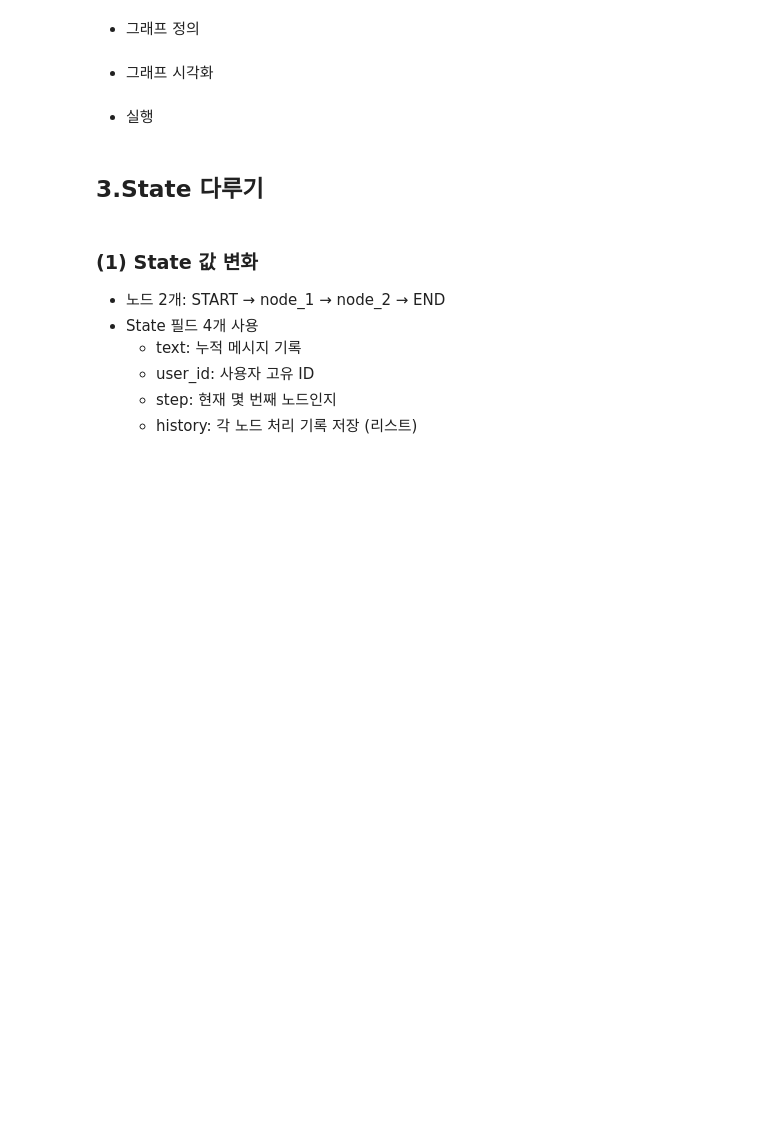
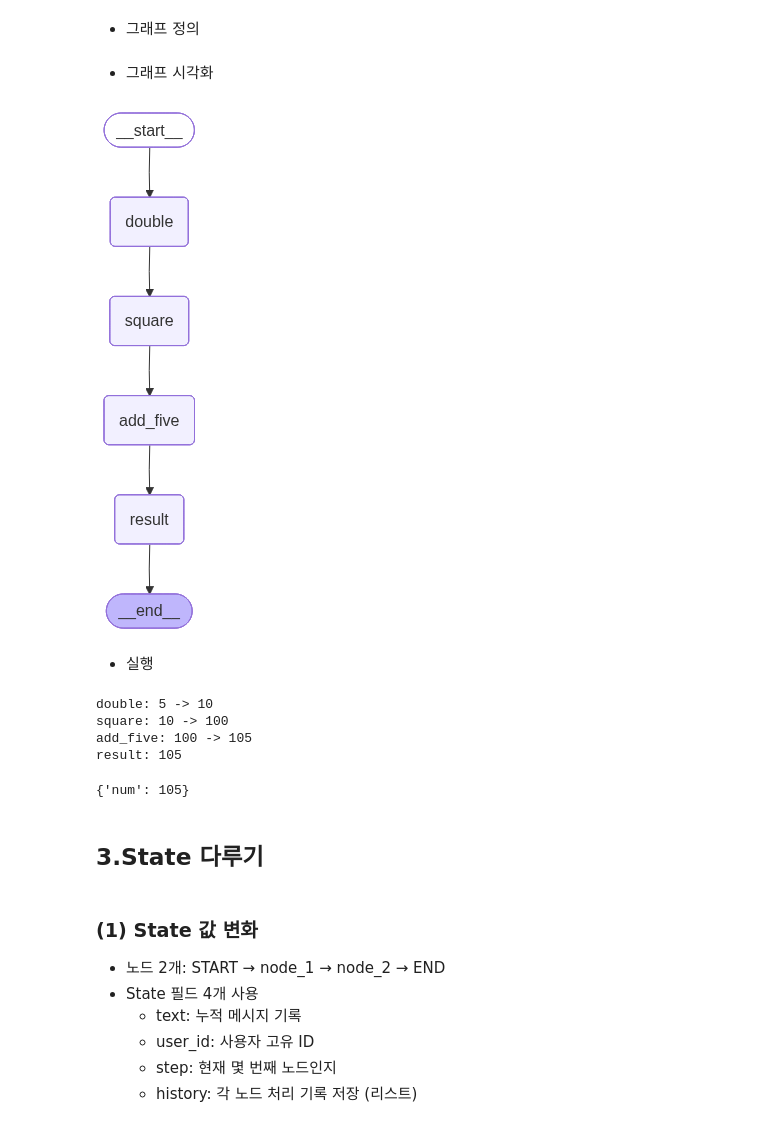
Before and after one commit to Sihyeon0123/AIVLE_School, a Jupyter notebook: (5~6주차) RAG기반 Agen모델 만들기/4.1. AI Agent 이해와 주요 구성요소.ipynb, the cells around one changed output. Saved outputs shown, nothing was run; the diff lists cells and outputs as text; code cells hidden in the pictures; blank space fills up the shorter version.

```diff
--- a/(5~6주차) RAG기반 Agen모델 만들기/4.1. AI Agent 이해와 주요 구성요소.ipynb
+++ b/(5~6주차) RAG기반 Agen모델 만들기/4.1. AI Agent 이해와 주요 구성요소.ipynb
@@ -203,14 +243,69 @@ display(Image(graph.get_graph().draw_mermaid_png()))
 # %% [markdown]
 * State 정의
 (직접 코딩해 봅시다.)
+# %%
+class State(TypedDict):
+    num: int
 # %% [markdown]
 * 노드 정의
+# %%
+def double(state: State):
+    new_value = state["num"] * 2
+    print(f"double: {state['num']} -> {new_value}")
+    return {"num": new_value}
+
+def square(state: State):
+    new_value = state["num"] ** 2
+    print(f"square: {state['num']} -> {new_value}")
+    return {"num": new_value}
+
+def add_five(state: State):
+    new_value = state["num"] + 5
+    print(f"add_five: {state['num']} -> {new_value}")
+    return {"num": new_value}
+
+def result(state: State):
+    print(f"result: {state['num']}")
+    return {"num": state['num']}
 # %% [markdown]
 * 그래프 정의
+# %%
+# 그래프 생성
+builder = StateGraph(State)
+
+# 노드 등록
+builder.add_node("double", double)
+builder.add_node("square", square)
+builder.add_node("add_five", add_five)
+builder.add_node("result", result)
+
+# 엣지 연결: START → node_1 → node_2 → END
+builder.add_edge(START, "double")
+builder.add_edge("double", "square")
+builder.add_edge("square", "add_five")
+builder.add_edge("add_five", "result")
+builder.add_edge("result", END)
+
+# 그래프 컴파일
+graph = builder.compile()
 # %% [markdown]
 * 그래프 시각화
+# %%
+from IPython.display import Image, display
+
+display(Image(graph.get_graph().draw_mermaid_png()))
+# %% [output]
+[figure, added]
 # %% [markdown]
 * 실행
+# %%
+graph.invoke({'num': 5})
+# %% [output]
+double: 5 -> 10
+square: 10 -> 100
+add_five: 100 -> 105
+result: 105
+{'num': 105}
 # %% [markdown]
 ## 3.State 다루기
 # %% [markdown]
```
Also changed, not shown: parts of 46 cells of this notebook, 1 other file.
